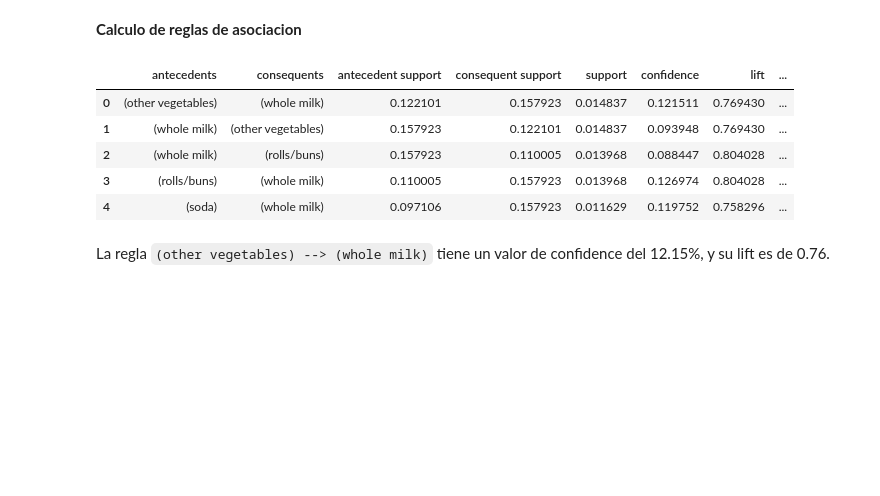
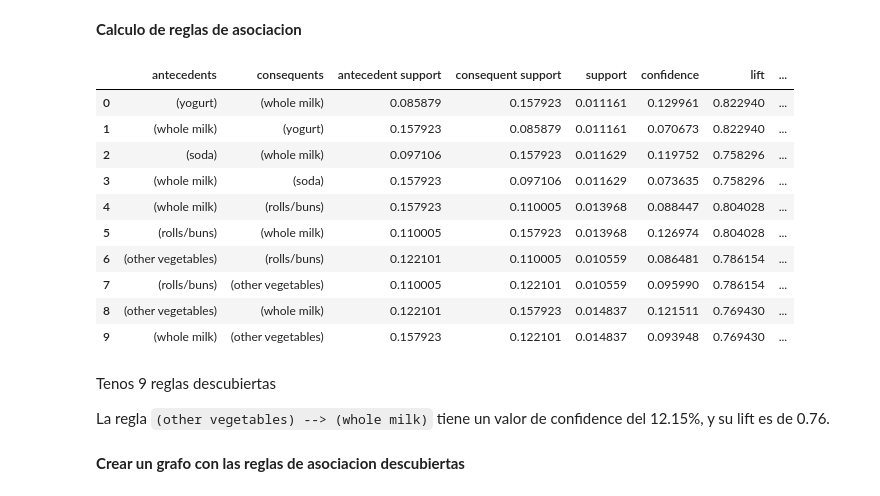
Before and after one commit to marquinamaria/UCB_MDSv4_ML, a Jupyter notebook: ARL_FP_Growth_Algorithm.ipynb, the cells around one changed output. Cells and saved outputs as stored; diff of their text form; code cells hidden in the pictures; blank space fills up the shorter version.

```diff
--- a/ARL_FP_Growth_Algorithm.ipynb
+++ b/ARL_FP_Growth_Algorithm.ipynb
@@ -141,7 +141,7 @@ df.head(10)
 from mlxtend.frequent_patterns import fpgrowth
 frequent_itemsets = fpgrowth(df, min_support=0.01, use_colnames=True)
 # %%
-frequent_itemsets = frequent_itemsets.sort_values(by='support', ascending=False)
+frequent_itemsets.sort_values('support', ascending = False)
 frequent_itemsets.head()
 # %% [output]
 |  | support | itemsets |
@@ -177,13 +212,22 @@ from mlxtend.frequent_patterns import association_rules
 # %%
 # Compute all association rules for frequent_itemsets
 rules = association_rules(frequent_itemsets, metric = 'lift', min_threshold = 0.01)
-rules.head()
+rules
 # %% [output]
 |  | antecedents | consequents | antecedent support | consequent support | support | confidence | lift | ... |
-| 0 | (other vegetables) | (whole milk) | 0.122101 | 0.157923 | 0.014837 | 0.121511 | 0.769430 | ... |
-| 1 | (whole milk) | (other vegetables) | 0.157923 | 0.122101 | 0.014837 | 0.093948 | 0.769430 | ... |
-| 2 | (whole milk) | (rolls/buns) | 0.157923 | 0.110005 | 0.013968 | 0.088447 | 0.804028 | ... |
-| 3 | (rolls/buns) | (whole milk) | 0.110005 | 0.157923 | 0.013968 | 0.126974 | 0.804028 | ... |
-| 4 | (soda) | (whole milk) | 0.097106 | 0.157923 | 0.011629 | 0.119752 | 0.758296 | ... |
+| 0 | (yogurt) | (whole milk) | 0.085879 | 0.157923 | 0.011161 | 0.129961 | 0.822940 | ... |
+| 1 | (whole milk) | (yogurt) | 0.157923 | 0.085879 | 0.011161 | 0.070673 | 0.822940 | ... |
+| 2 | (soda) | (whole milk) | 0.097106 | 0.157923 | 0.011629 | 0.119752 | 0.758296 | ... |
+| 3 | (whole milk) | (soda) | 0.157923 | 0.097106 | 0.011629 | 0.073635 | 0.758296 | ... |
+| 4 | (whole milk) | (rolls/buns) | 0.157923 | 0.110005 | 0.013968 | 0.088447 | 0.804028 | ... |
+| 5 | (rolls/buns) | (whole milk) | 0.110005 | 0.157923 | 0.013968 | 0.126974 | 0.804028 | ... |
+| 6 | (other vegetables) | (rolls/buns) | 0.122101 | 0.110005 | 0.010559 | 0.086481 | 0.786154 | ... |
+| 7 | (rolls/buns) | (other vegetables) | 0.110005 | 0.122101 | 0.010559 | 0.095990 | 0.786154 | ... |
+| 8 | (other vegetables) | (whole milk) | 0.122101 | 0.157923 | 0.014837 | 0.121511 | 0.769430 | ... |
+| 9 | (whole milk) | (other vegetables) | 0.157923 | 0.122101 | 0.014837 | 0.093948 | 0.769430 | ... |
 # %% [markdown]
+Tenos 9 reglas descubiertas
+
 La regla `(other vegetables) --> (whole milk)` tiene un valor de confidence del 12.15%, y su lift es de 0.76.
+# %% [markdown]
+**Crear un grafo con las reglas de asociacion descubiertas**
```
Also changed, not shown: parts of 9 cells of this notebook.
